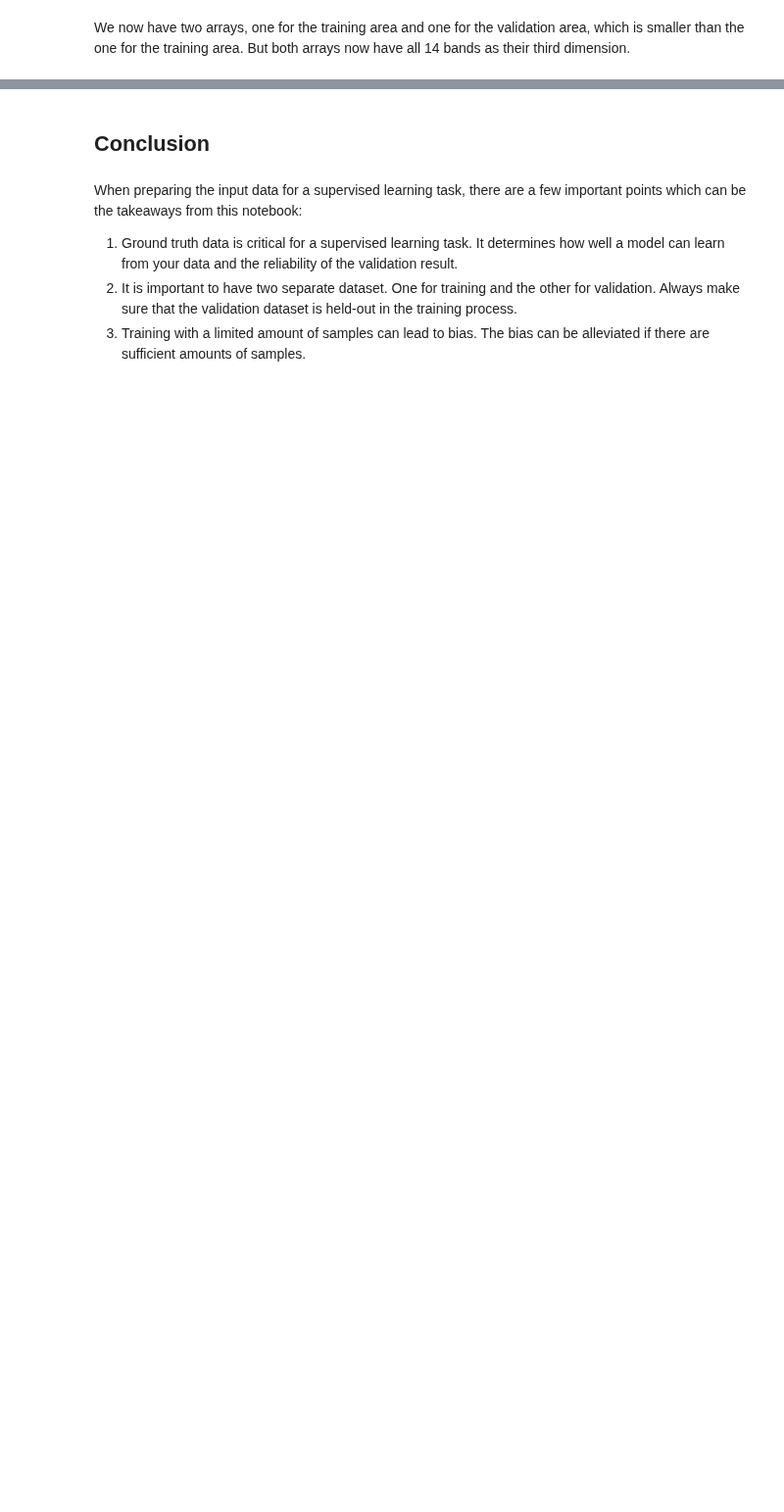
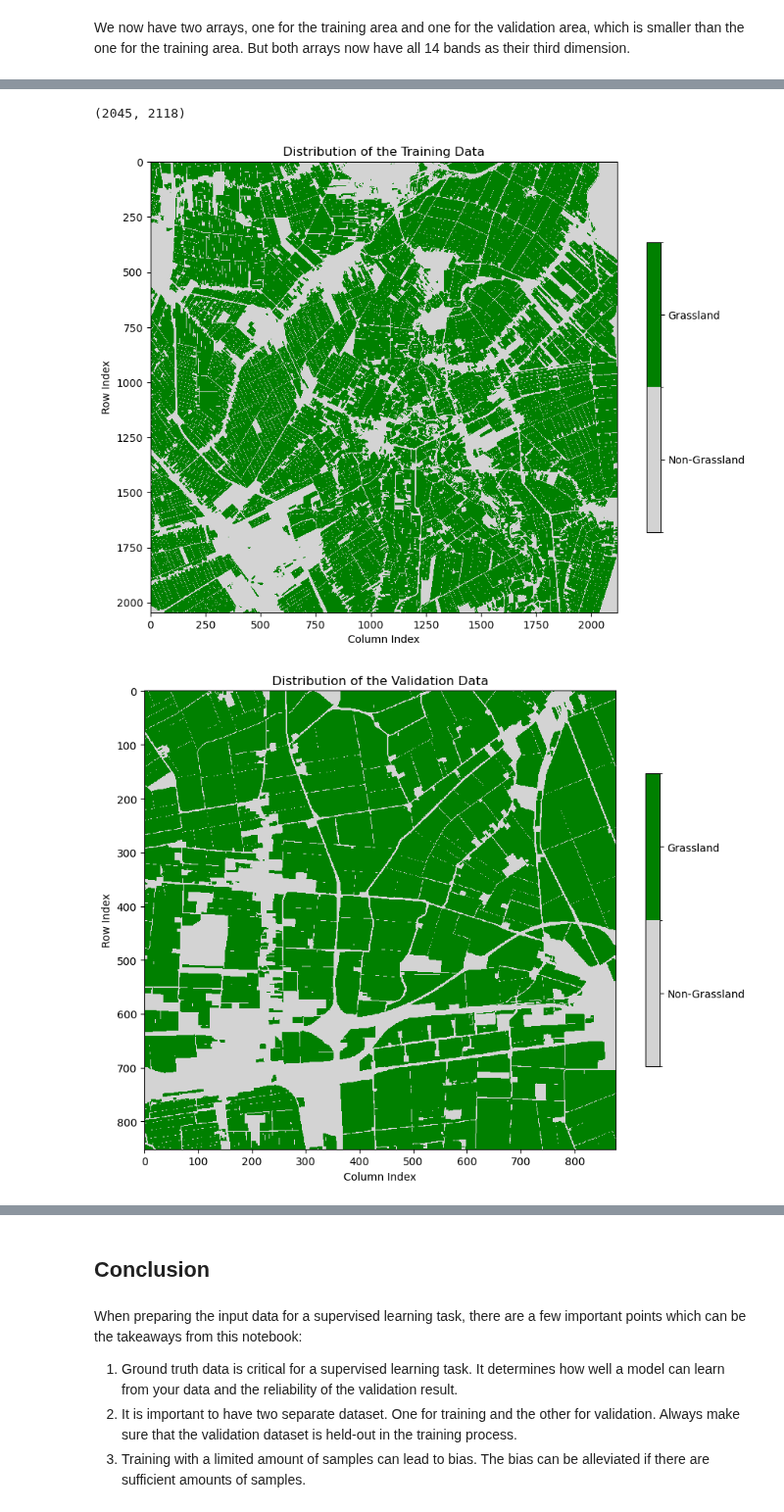
Before and after one commit to wekeo/wekeo4land, a Jupyter notebook: notebooks/ml-grassland-classification/1_data_preparation.ipynb, the cells around one changed output, grey strips where cells are left out. Shown at 98% size. Cells and saved outputs as stored; diff of their text form; code cells hidden in the pictures; blank space fills up the shorter version.

```diff
--- a/notebooks/ml-grassland-classification/1_data_preparation.ipynb
+++ b/notebooks/ml-grassland-classification/1_data_preparation.ipynb
@@ -222,29 +307,33 @@ def get_labels(ec_gt: gpd.GeoDataFrame,
 # %%
 train_labels = get_labels(train_gt, train_transform, train_data.shape[0:2], crs)
 print(train_labels.shape)
 
 validation_labels = get_labels(validation_gt, validation_transform, validation_data.shape[0:2], crs)
 
 def plot_raster_with_legend(rast, title):
     # Define a colormap with two colors: one for grassland and one for non-grassland
     cmap = ListedColormap(['lightgrey', 'green'])
 
     # Define the bounds for the colormap
     bounds = [0, 0.5, 1]
     norm = BoundaryNorm(bounds, cmap.N)
 
     # Plot the raster data
     plt.figure(figsize=(10, 10))
     plt.imshow(rast, cmap=cmap, norm=norm, interpolation='none')
 
     # Create a colorbar with labels
-    cbar = plt.colorbar(label='', ticks=[0.25, 0.75])
+    cbar = plt.colorbar(label='', ticks=[0.25, 0.75], shrink=0.5)
     cbar.ax.set_yticklabels(['Non-Grassland', 'Grassland'])
 
     plt.title(title)
     plt.xlabel('Column Index')
     plt.ylabel('Row Index')
     plt.show()
 
-plot_raster_with_legend(train_labels, "Raster Plot with Legend for Training Data")
-plot_raster_with_legend(validation_labels, "Raster Plot with Legend for Validation Data")
+plot_raster_with_legend(train_labels, "Distribution of the Training Data")
+plot_raster_with_legend(validation_labels, "Distribution of the Validation Data")
+# %% [output]
+(2045, 2118)
+[figure, added]
+[figure, added]
```
Also changed, not shown: parts of 31 cells of this notebook.
